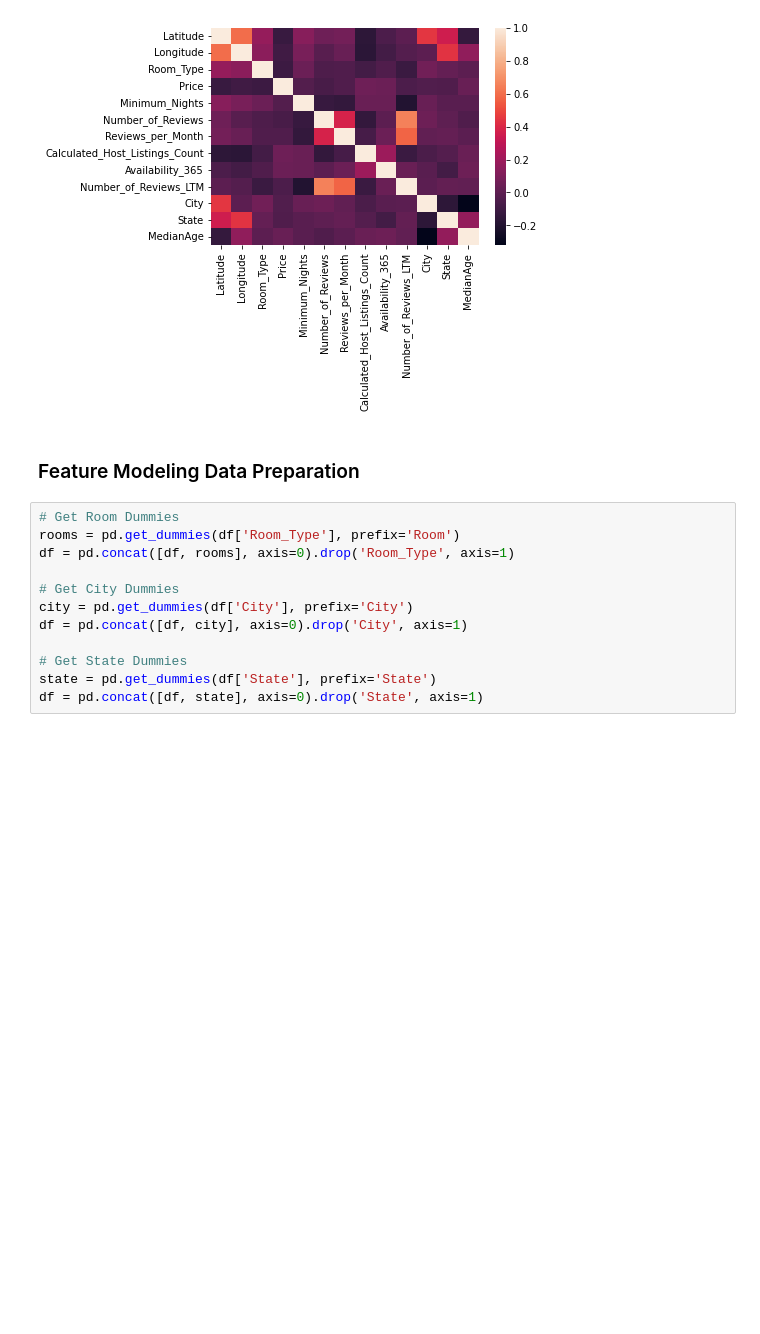
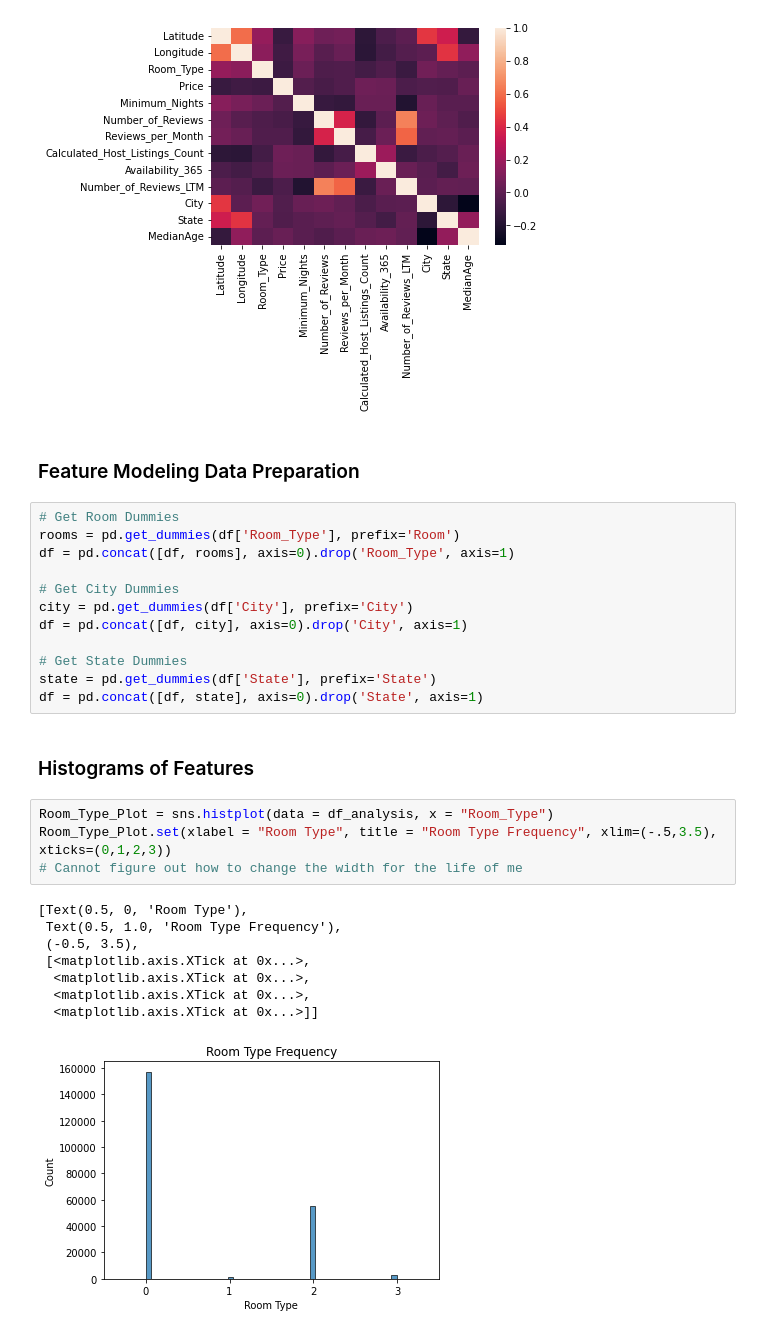
Before and after one commit to caroline-eggett/airbnb-price-predictor, a Jupyter notebook: descriptive_analytics.ipynb, the cells around one changed output. Saved outputs shown, nothing was run; the diff lists cells and outputs as text; blank space fills up the shorter version.

Commit message:
Progress on Histograms and Plots

```diff
--- a/descriptive_analytics.ipynb
+++ b/descriptive_analytics.ipynb
@@ -133,3 +133,18 @@ df = pd.concat([df, city], axis=0).drop('City', axis=1)
 # Get State Dummies
 state = pd.get_dummies(df['State'], prefix='State')
 df = pd.concat([df, state], axis=0).drop('State', axis=1)
+# %% [markdown]
+### Histograms of Features
+# %%
+Room_Type_Plot = sns.histplot(data = df_analysis, x = "Room_Type")
+Room_Type_Plot.set(xlabel = "Room Type", title = "Room Type Frequency", xlim=(-.5,3.5), xticks=(0,1,2,3))
+# Cannot figure out how to change the width for the life of me
+# %% [output]
+[Text(0.5, 0, 'Room Type'),
+ Text(0.5, 1.0, 'Room Type Frequency'),
+ (-0.5, 3.5),
+ [<matplotlib.axis.XTick at 0x...>,
+  <matplotlib.axis.XTick at 0x...>,
+  <matplotlib.axis.XTick at 0x...>,
+  <matplotlib.axis.XTick at 0x...>]]
+[figure, added]
```
Also changed, not shown: parts of 5 cells of this notebook.
